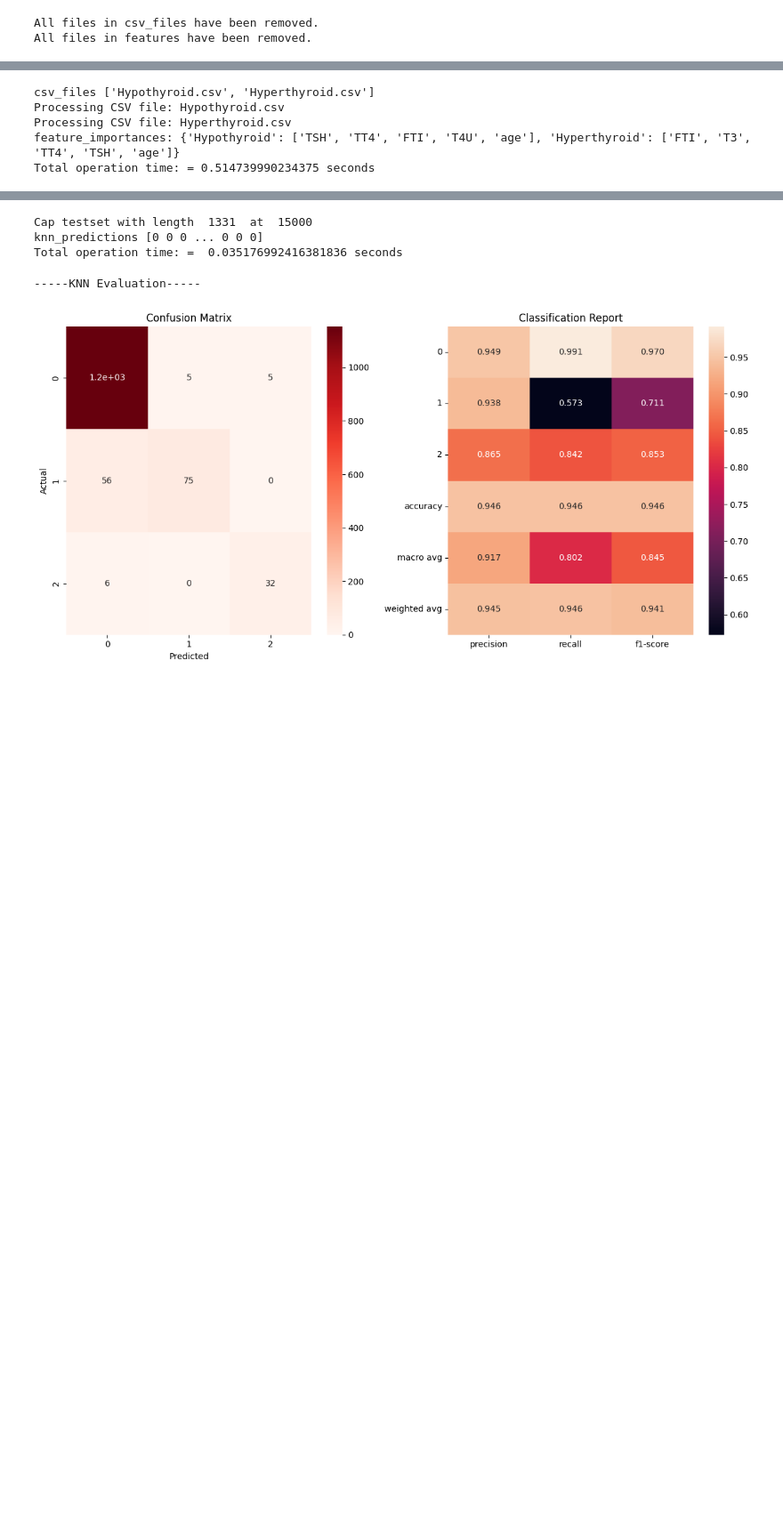
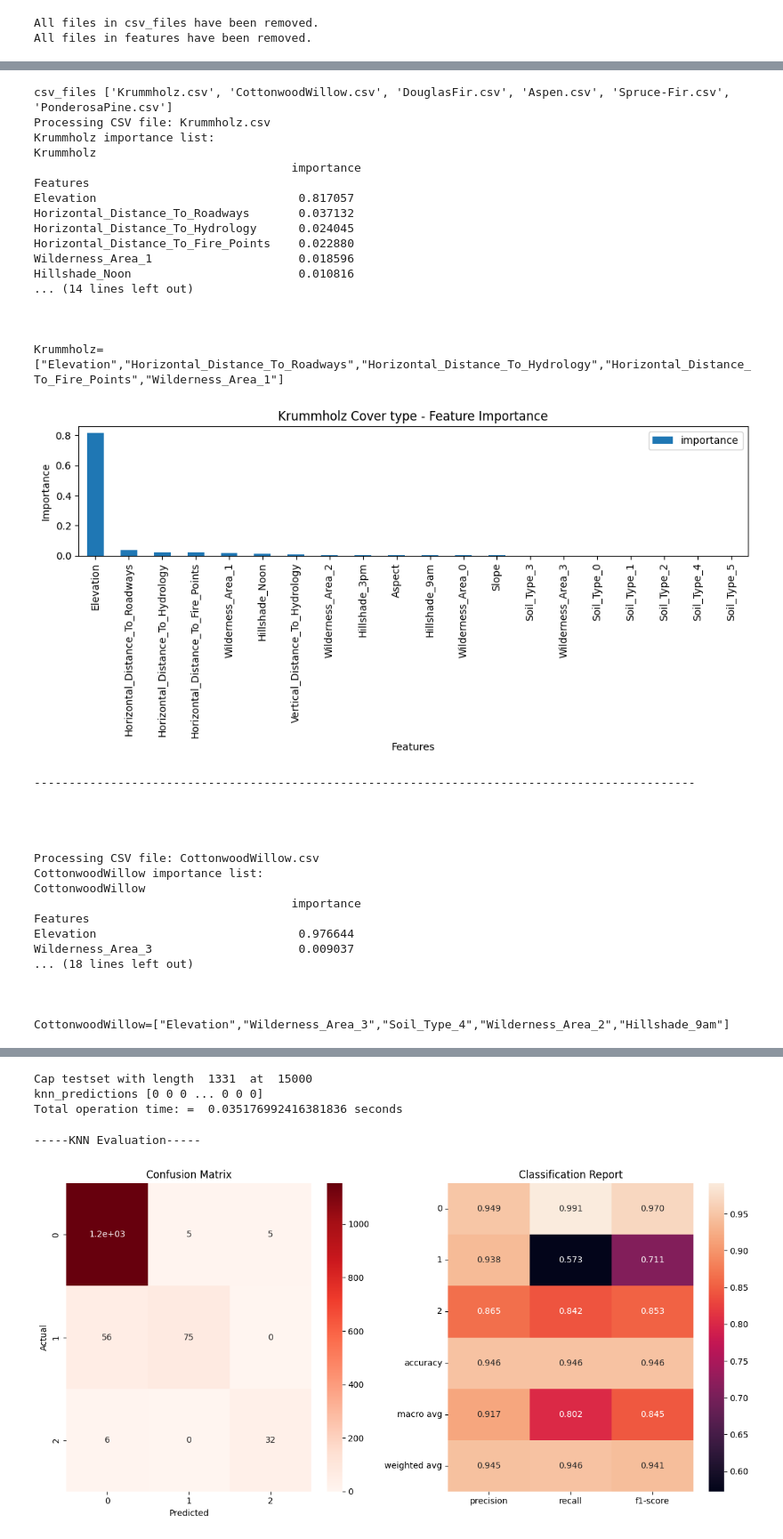
Before and after one commit to brinashong/CS5344_Project, a Jupyter notebook: work/pipeline.ipynb, the cells around one changed output, grey strips where cells are left out. Shown at 89% size. Saved outputs shown, nothing was run; the diff lists cells and outputs as text; code cells hidden in the pictures; blank space fills up the shorter version.

```diff
--- a/work/pipeline.ipynb
+++ b/work/pipeline.ipynb
@@ -167,51 +157,87 @@ all_df.head()
 seconds = time.time()
 
 # CSV files names:
-csv_files=os.listdir(OUTPUT_FOLDER)
+csv_files = os.listdir(OUTPUT_FOLDER)
 print('csv_files',csv_files)
 
 feature_importances = {}
 SVMs = {}
 
+# Linear way
 for csv in csv_files:
     label, important_features, svm, impor_bars, voting_clf = process_csv_with_args(csv,
         main_labels=main_labels,
         target_column=TARGET_COLUMN,
         normal_target=NORMAL_TARGET,
         numerical_columns=NUMERICAL_COLUMNS,
         output_folder=OUTPUT_FOLDER,
         scaler=scaler)
     feature_importances[label] = important_features
     SVMs[label] = svm
+    common.show_feature_importance(impor_bars, label, FEATURE_FOLDER)
+    print("-----------------------------------------------------------------------------------------------\n\n\n\n")
 
-# process_csv_with_args = partial(
-#         common.process_csv,
+# Function to process a CSV file and return relevant outputs
+# def process_csv_file(csv_file):
+#     return process_csv_with_args(
+#         csv_file,
 #         main_labels=main_labels,
 #         target_column=TARGET_COLUMN,
 #         normal_target=NORMAL_TARGET,
 #         numerical_columns=NUMERICAL_COLUMNS,
 #         output_folder=OUTPUT_FOLDER,
 #         scaler=scaler
 #     )
 
-# # Parallel execution to get the most important features of each csv
-# with ProcessPoolExecutor() as executor:
-#         results = list(executor.map(process_csv_with_args, csv_files))
+# # Use Joblib to parallelize the processing of CSV files
+# results = Parallel(n_jobs=-1)(
+#     delayed(process_csv_file)(csv) for csv in csv_files
+# )
 
-# Collect results from the futures
+# # Process the results to extract feature importances and SVMs
 # for label, important_features, svm, impor_bars, voting_clf in results:
 #     feature_importances[label] = important_features
 #     SVMs[label] = svm
 
 #     # Show feature importance
 #     common.show_feature_importance(impor_bars, label, FEATURE_FOLDER)
 #     print("-----------------------------------------------------------------------------------------------\n\n\n\n")
 
 print('feature_importances:', feature_importances)
 print("Total operation time: =", time.time() - seconds, "seconds")
 # %% [output]
-csv_files ['Hypothyroid.csv', 'Hyperthyroid.csv']
-Processing CSV file: Hypothyroid.csv
-Processing CSV file: Hyperthyroid.csv
-feature_importances: {'Hypothyroid': ['TSH', 'TT4', 'FTI', 'T4U', 'age'], 'Hyperthyroid': ['FTI', 'T3', 'TT4', 'TSH', 'age']}
-Total operation time: = 0.514739990234375 seconds
+csv_files ['Krummholz.csv', 'CottonwoodWillow.csv', 'DouglasFir.csv', 'Aspen.csv', 'Spruce-Fir.csv', 'PonderosaPine.csv']
+Processing CSV file: Krummholz.csv
+Krummholz importance list:
+Krummholz
+                                     importance
+Features
+Elevation                             0.817057
+Horizontal_Distance_To_Roadways       0.037132
+Horizontal_Distance_To_Hydrology      0.024045
+Horizontal_Distance_To_Fire_Points    0.022880
+Wilderness_Area_1                     0.018596
+Hillshade_Noon                        0.010816
+... (14 lines left out)
+
+
+
+Krummholz=["Elevation","Horizontal_Distance_To_Roadways","Horizontal_Distance_To_Hydrology","Horizontal_Distance_To_Fire_Points","Wilderness_Area_1"]
+[figure, added]
+-----------------------------------------------------------------------------------------------
+
+
+
+
+Processing CSV file: CottonwoodWillow.csv
+CottonwoodWillow importance list:
+CottonwoodWillow
+                                     importance
+Features
+Elevation                             0.976644
+Wilderness_Area_3                     0.009037
+... (18 lines left out)
+
+
+
+CottonwoodWillow=["Elevation","Wilderness_Area_3","Soil_Type_4","Wilderness_Area_2","Hillshade_9am"]
```
Also changed, not shown: parts of 9 cells of this notebook, 1 other file.
